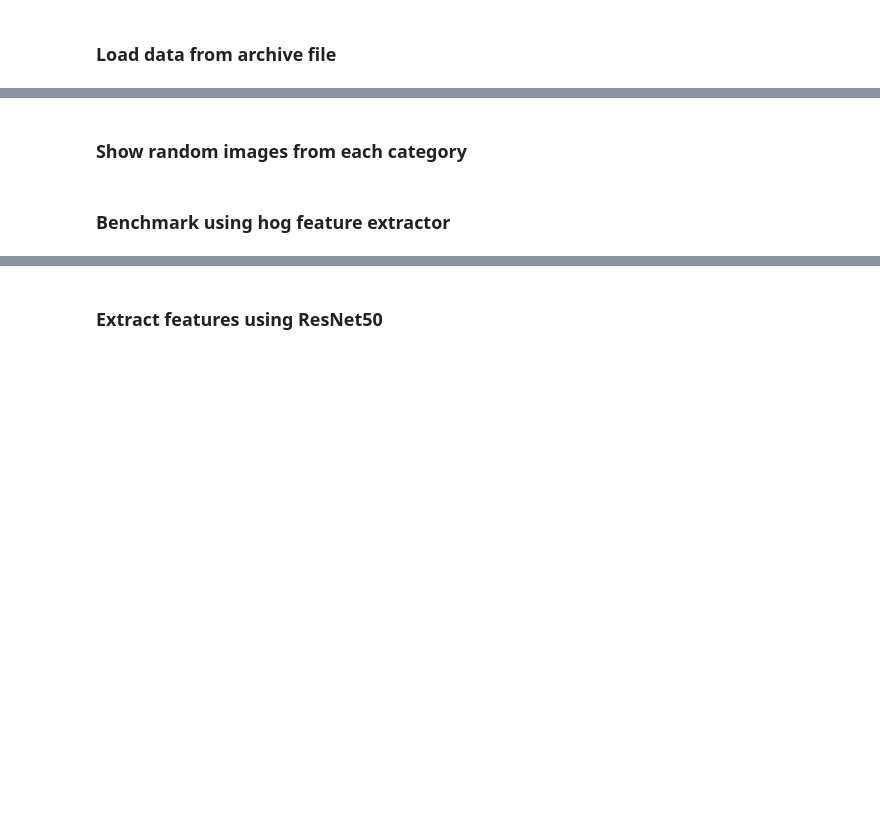
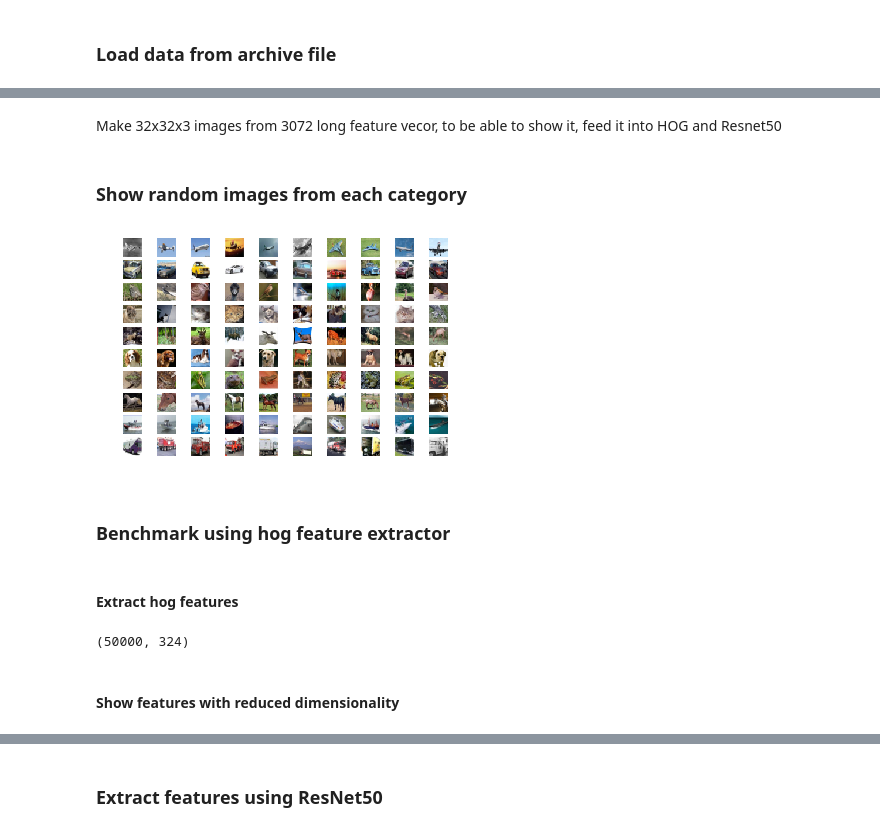
Before and after one commit to pawelos88/cifar10, a Jupyter notebook: Cifar10.ipynb, the cells around one changed output, grey strips where cells are left out. Drawn from its saved outputs; the diff is of its cells as text; code cells hidden in the pictures; blank space fills up the shorter version.

```diff
--- a/Cifar10.ipynb
+++ b/Cifar10.ipynb
@@ -28,7 +26,6 @@ extract_archive_file(cifar10_archive_file)
 # %%
 import numpy as np
 import os
-
 
 cifar_path = "cifar-10-batches-py"
 
@@ -57,4 +54,4 @@ def load_batch(cifar_path, batch_name):
   data_batch = unpickle(os.path.join(cifar_path, batch_name))
   return data_batch[b'data'], data_batch[b'labels']
 
-(X, y), (X_test, y_test) = load_data(cifar_path)
+(X_train, y_train), (X_test, y_test) = load_data(cifar_path)
@@ -64,4 +57,0 @@ Use 45000 examples as train set and 5000 as dev set
-# %%
-from sklearn.cross_validation import train_test_split
-
-X_train, X_dev, y_train, y_dev = train_test_split(X, y, test_size=0.1)
@@ -67,0 +60,2 @@ X_train, X_dev, y_train, y_dev = train_test_split(X, y, test_size=0.1)
+# %% [markdown]
+Make 32x32x3 images from 3072 long feature vecor, to be able to show it, feed it into HOG and Resnet50
@@ -68,2 +68,5 @@ X_train, X_dev, y_train, y_dev = train_test_split(X, y, test_size=0.1)
+# %%
+X_train_reshaped = np.asarray([reshape(x) for x in X_train ])
+X_test_reshaped = np.asarray([reshape(x) for x in X_test ])
 # %% [markdown]
 ### Show random images from each category
@@ -76,5 +73,34 @@ def reshape(image):
+# %%
+import matplotlib.pyplot as plt
+
+number_of_classes = 10
+number_of_examples = 10
+
+def get_random_subsets_by_class(X, y, number_of_classes, number_of_examples):
+  data_by_class = [ X[y == class_number] for class_number in range(number_of_classes) ]
+  return [ get_random_subset(data, number_of_examples) for data in data_by_class ]
+
+def get_random_subset(data, number_of_examples):
+  indices = np.random.choice(range(data.shape[0]), number_of_examples)
+  return data[indices]
+
+random_subset_by_class = get_random_subsets_by_class(
+        X_train_reshaped,
+        y_train,
+        number_of_classes,
+        number_of_examples)
+
+fig, axes = plt.subplots(nrows=number_of_classes, ncols=number_of_examples)
+for i in range(number_of_examples):
+    for j in range(number_of_classes):
+        axes[i, j].imshow(random_subset_by_class[i][j])
+        axes[i, j].set_axis_off()
+# %% [output]
+[figure, added]
 # %% [markdown]
 ### Benchmark using hog feature extractor
+# %% [markdown]
+#### Extract hog features
 # %%
 from skimage.feature import hog
 from skimage import color
@@ -90,0 +115,6 @@ X_train_hog = [ get_hog(reshape(x)) for x in X_train ]
+# %%
+X_train_hog.shape
+# %% [output]
+(50000, 324)
+# %% [markdown]
+#### Show features with reduced dimensionality
```
Also changed, not shown: parts of 70 cells of this notebook.
